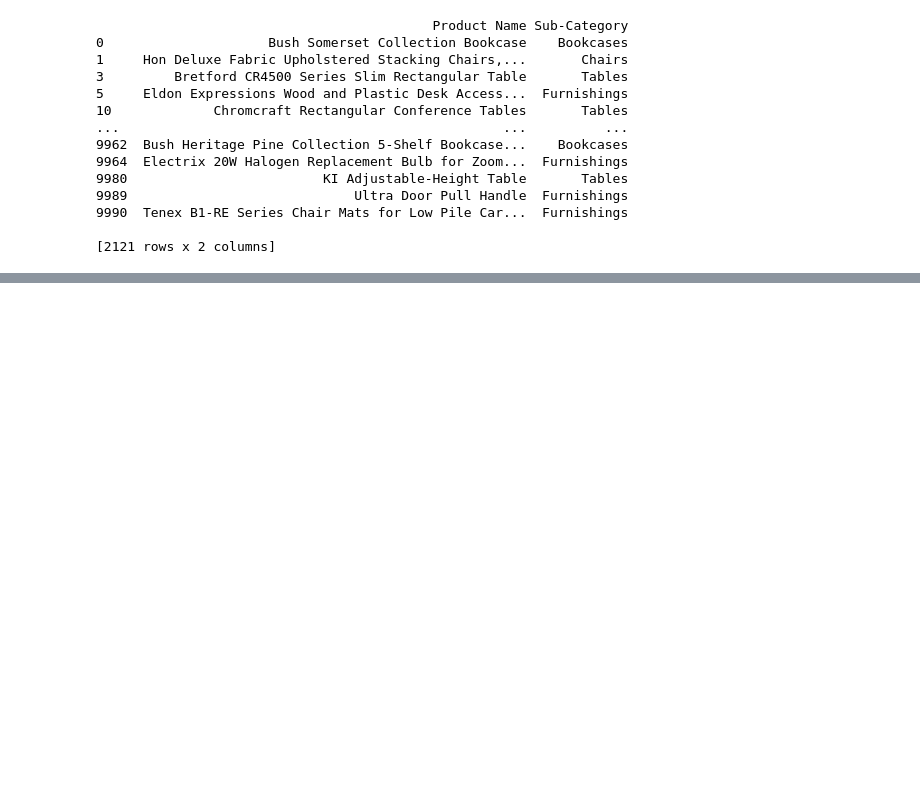
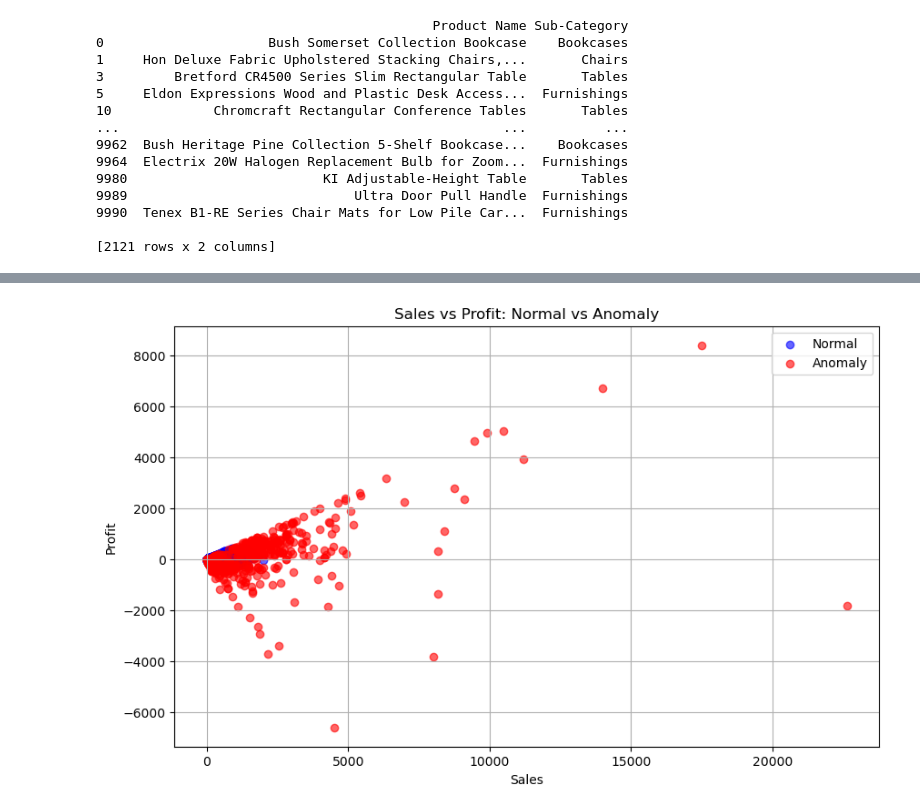
Before and after one commit to Devanand75way/-AI-Powered-Forecasting, a Jupyter notebook: ml_model/notebooks/merge_dataset.ipynb, the cells around one changed output, grey strips where cells are left out. Cells and saved outputs as stored; diff of their text form; code cells hidden in the pictures; blank space fills up the shorter version.

Commit message:
update the AI_modal with market_insights data and do prediction

```diff
--- a/ml_model/notebooks/merge_dataset.ipynb
+++ b/ml_model/notebooks/merge_dataset.ipynb
@@ -613,3 +613,25 @@ print(furniture_products)
 9990  Tenex B1-RE Series Chair Mats for Low Pile Car...  Furnishings
 
 [2121 rows x 2 columns]
+# %%
+from sklearn.ensemble import IsolationForest
+from sklearn.preprocessing import StandardScaler
+
+# Selecting relevant numerical columns for anomaly detection
+features = ["Sales", "Quantity", "Discount", "Profit"]
+df_filtered = df[features].dropna()  # Removing rows with missing values
+
+# Standardizing the data
+scaler = StandardScaler()
+df_scaled = scaler.fit_transform(df_filtered)
+
+# Train Isolation Forest model
+iso_forest = IsolationForest(n_estimators=100, contamination=0.05, random_state=42)
+df_filtered["Anomaly_Score"] = iso_forest.fit_predict(df_scaled)
+
+# Mark anomalies (-1 means anomaly, 1 means normal)
+df_filtered["Anomaly"] = df_filtered["Anomaly_Score"].apply(lambda x: "Anomaly" if x == -1 else "Normal")
+
+# Count anomalies detected
+anomaly_count = df_filtered["Anomaly"].value_counts()
+df_filtered.head(), anomaly_count
@@ -615,0 +649,21 @@ print(furniture_products)
+# %%
+import matplotlib.pyplot as plt
+
+# Separate normal and anomaly data
+normal_data = df_filtered[df_filtered["Anomaly"] == "Normal"]
+anomaly_data = df_filtered[df_filtered["Anomaly"] == "Anomaly"]
+
+# Plot the data
+plt.figure(figsize=(10, 6))
+plt.scatter(normal_data["Sales"], normal_data["Profit"], label="Normal", alpha=0.6, c="blue")
+plt.scatter(anomaly_data["Sales"], anomaly_data["Profit"], label="Anomaly", alpha=0.6, c="red")
+
+# Add labels and title
+plt.xlabel("Sales")
+plt.ylabel("Profit")
+plt.title("Sales vs Profit: Normal vs Anomaly")
+plt.legend()
+plt.grid(True)
+plt.show()
+# %% [output]
+[figure, added]
```
Also changed, not shown: parts of 2 cells of this notebook, 11 other files.
